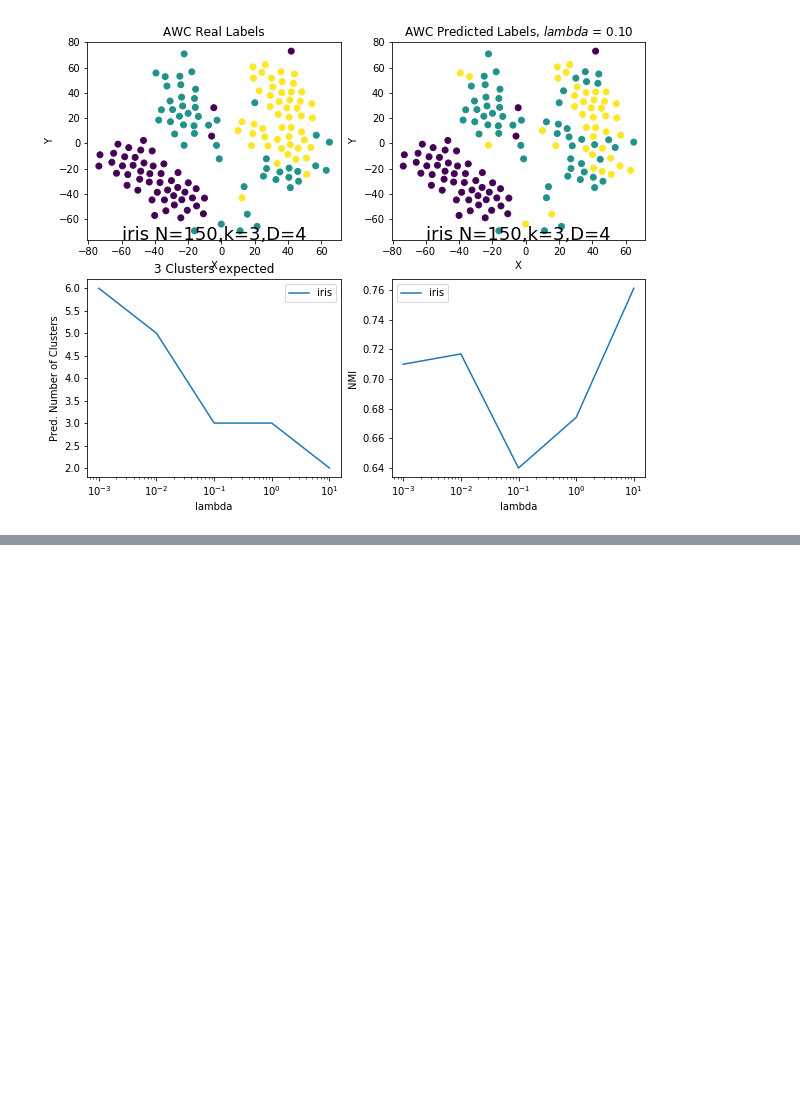
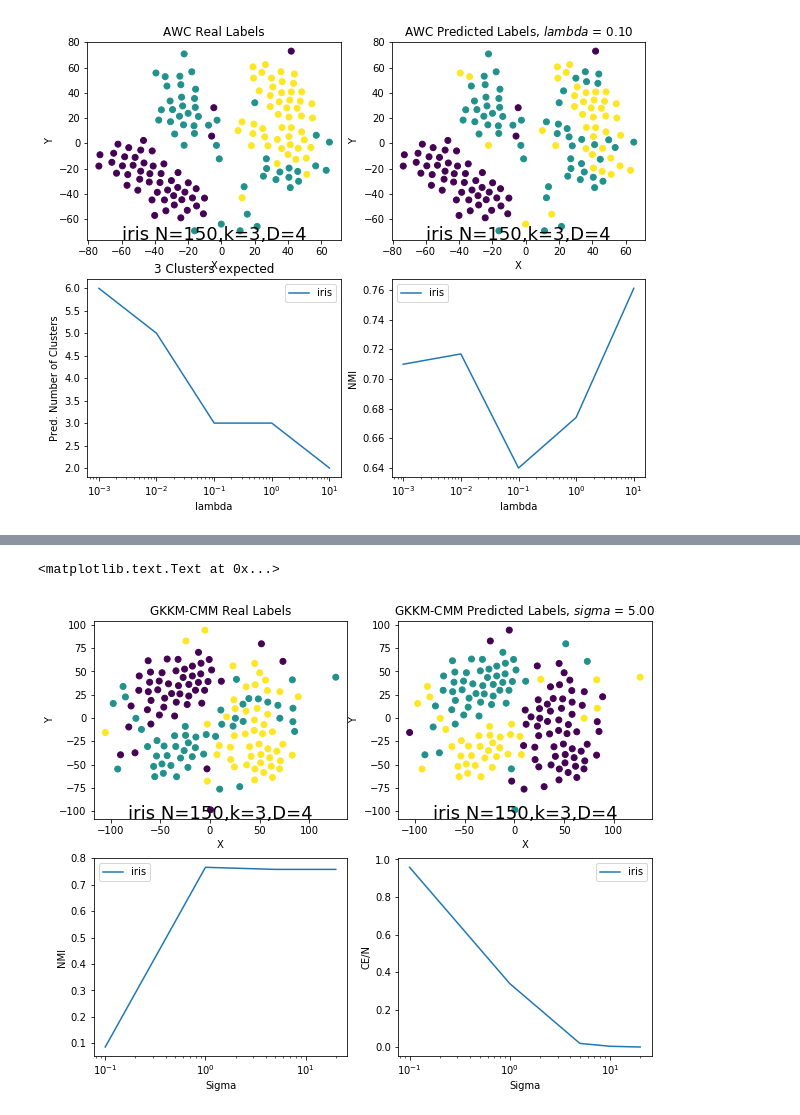
Before and after one commit to fcasola/Clustering-Algorithms, a Jupyter notebook: analysis/Demo_analysis_UCI_set.ipynb, the cells around one changed output, grey strips where cells are left out. Drawn from its saved outputs; the diff is of its cells as text; code cells hidden in the pictures; blank space fills up the shorter version.

```diff
--- a/analysis/Demo_analysis_UCI_set.ipynb
+++ b/analysis/Demo_analysis_UCI_set.ipynb
@@ -390,0 +459,64 @@ plt.ylabel('NMI')
+# %%
+#4b - Same as in 3b but now for the GKKM-CMM algorithm
+
+#selected name
+sel_name = "iris"
+# lambda selected for scatter plot
+sigma_sel = 2
+
+#predicted labels
+pred_lab = Results_GKKMCMM_highD[sel_name][0][sigma_sel]
+
+
+#for this first test, we input how many clusters we expect
+n_clusters = UCI_set[sel_name][1]
+
+#loading the iris set
+tsne_in = TSNE(n_components=2)
+#original dataset - columns
+list_col = list(set_dataframes[sel_name].columns.values)
+#remove labels
+list_col.pop(UCI_set[sel_name][-1])
+#get dataset
+XX = set_dataframes[sel_name].as_matrix(columns=list_col)
+#getting the labels
+real_lab = set_dataframes[sel_name].as_matrix(columns=['Labels'])
+#transformed dataset - running tsne
+X_transformed = tsne_in.fit_transform(XX)
+
+#making the plot
+plt.figure(num=1,figsize=(10,8))
+plt.subplot(2, 2, 1)
+ax = plt.scatter(X_transformed[:,0],X_transformed[:,1],c=real_lab)
+loc_ax = np.array(plt.axis())
+plt.text(np.mean(loc_ax[:2]),loc_ax[2], sel_name+" N=%d,k=%d,D=%d"%tuple(UCI_set[sel_name][:3]),
+         fontsize=18, ha='center')
+plt.xlabel("X")
+plt.ylabel("Y")
+plt.title("GKKM-CMM Real Labels")
+
+plt.subplot(2, 2, 2)
+ax = plt.scatter(X_transformed[:,0],X_transformed[:,1],c=pred_lab)
+loc_ax = np.array(plt.axis())
+plt.text(np.mean(loc_ax[:2]),loc_ax[2], sel_name+" N=%d,k=%d,D=%d"%tuple(UCI_set[sel_name][:3]),
+         fontsize=18, ha='center')
+plt.xlabel("X")
+plt.ylabel("Y")
+plt.title("GKKM-CMM Predicted Labels, $sigma$ = %3.2f"%list_sigma[sigma_sel])
+
+plt.subplot(2, 2, 3)
+k = plt.semilogx(list_sigma,Results_GKKMCMM_highD[sel_name][1])
+plt.legend(k,[sel_name])
+plt.xlabel('Sigma')
+plt.ylabel('NMI')
+
+n_samp = XX.shape[0]
+
+plt.subplot(2, 2, 4)
+k = plt.semilogx(np.array(list_sigma),np.array(Results_GKKMCMM_highD[sel_name][2])[:,0]/n_samp)
+plt.legend(k,[sel_name])
+plt.xlabel('Sigma')
+plt.ylabel('CE/N')
+# %% [output]
+<matplotlib.text.Text at 0x...>
+[figure, added]
```
Also changed, not shown: parts of 4 cells of this notebook, 2 other files.
